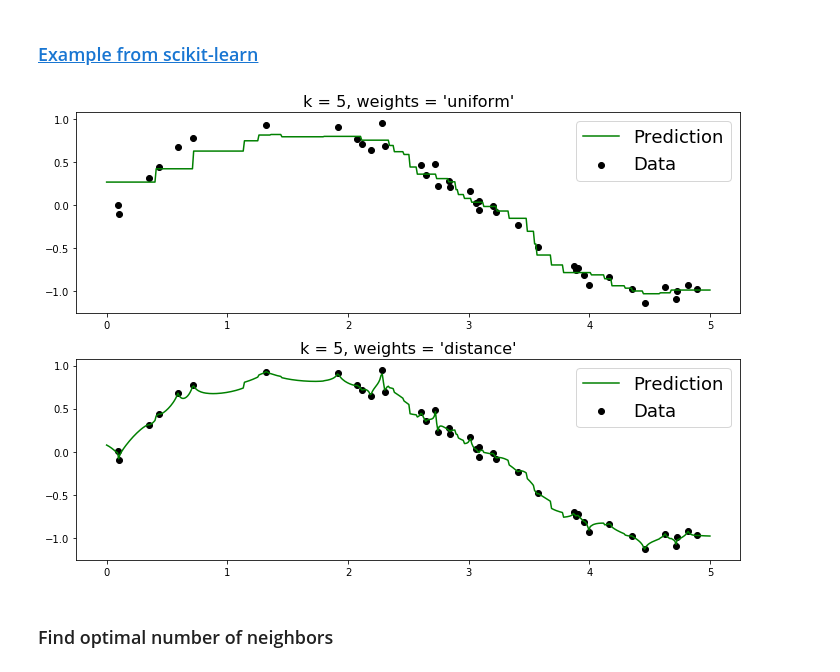
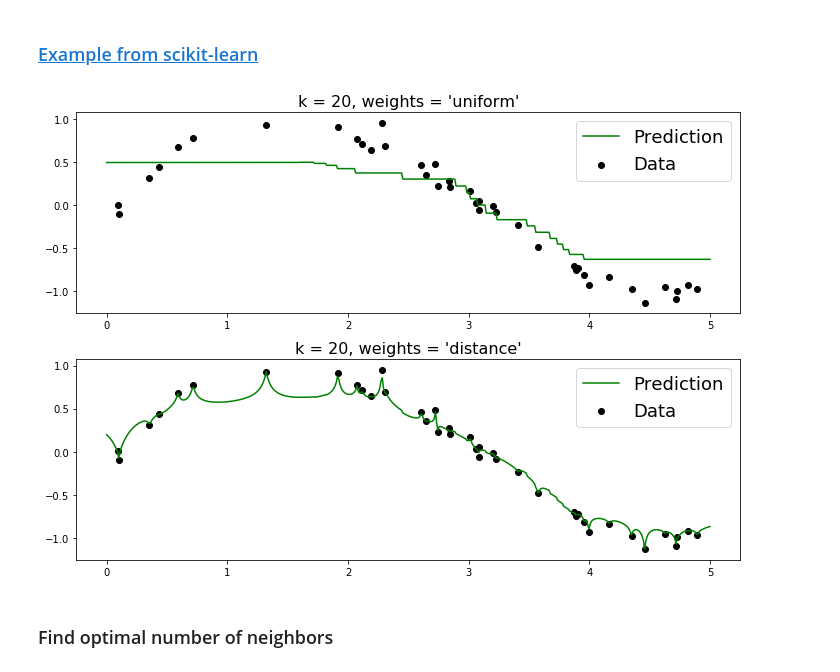
Before and after one commit to MerkulovDaniil/MerkulovDaniil.github.io, a Jupyter notebook: ml18/old_lectures/Lecture-2.ipynb, the cells around one changed output. Saved outputs shown, nothing was run; the diff lists cells and outputs as text; code cells hidden in the pictures.

```diff
--- a/ml18/old_lectures/Lecture-2.ipynb
+++ b/ml18/old_lectures/Lecture-2.ipynb
@@ -126,7 +126,7 @@ def plot_decision_boudary(ax, clf, X, y, h, title=None):
     if title is not None:
         ax.set_title(title)
 # %%
-n_neighbors = 5
+n_neighbors = 20
 
 # import some data to play with
 iris = skldata.load_iris()
@@ -151,7 +151,7 @@ for i, weights in enumerate(['uniform', 'distance']):
     cm = sklmetrics.confusion_matrix(y, clf.predict(X))
     cm = cm.astype('float') / cm.sum(axis=1)[:, np.newaxis]
     im = axes[i][1].imshow(cm, cmap=plt.cm.Blues)
-    axes[i][1].set_title("Confusion matrix")
+    axes[i][1]. set_title("Confusion matrix")
     axes[i][1].set_ylabel('True label')
     axes[i][1].set_xlabel('Predicted label')
     tick_marks = np.arange(len(class_names))
@@ -199,29 +199,29 @@ plt.ylabel("CV accuracy", fontsize=18)
 # %%
 np.random.seed(0)
 X = np.sort(5 * np.random.rand(40, 1), axis=0)
 T = np.linspace(0, 5, 500)[:, np.newaxis]
 y = np.sin(X).ravel()
 
 # Add noise to targets
 y += 0.1 * np.random.randn(len(y))
 
 # #############################################################################
 # Fit regression model
-n_neighbors = 5
+n_neighbors = 20
 plt.figure(figsize=(10,7))
 for i, weights in enumerate(['uniform', 'distance']):
     knn = sklneighb.KNeighborsRegressor(n_neighbors, weights=weights)
     y_ = knn.fit(X, y).predict(T)
 
     plt.subplot(2, 1, i + 1)
     plt.scatter(X, y, c='k', label='Data')
     plt.plot(T, y_, c='g', label='Prediction')
     plt.axis('tight')
     plt.legend(fontsize=18)
     plt.title("k = %i, weights = '%s'" % (n_neighbors, weights), fontsize=16)
 plt.tight_layout()
 # %% [output]
-[figure, old version]
+[figure, new version]
 # %% [markdown]
 ### Find optimal number of neighbors
 # %%
```
Also changed, not shown: parts of 8 cells of this notebook, 3 other files.
